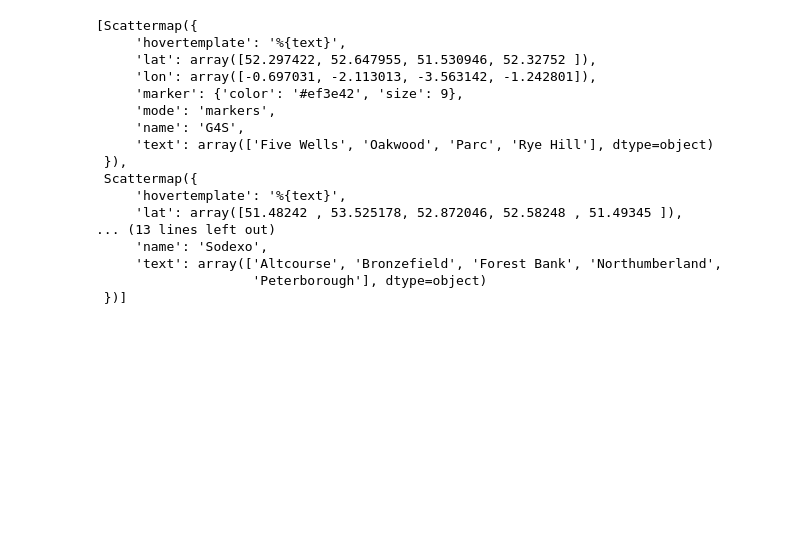
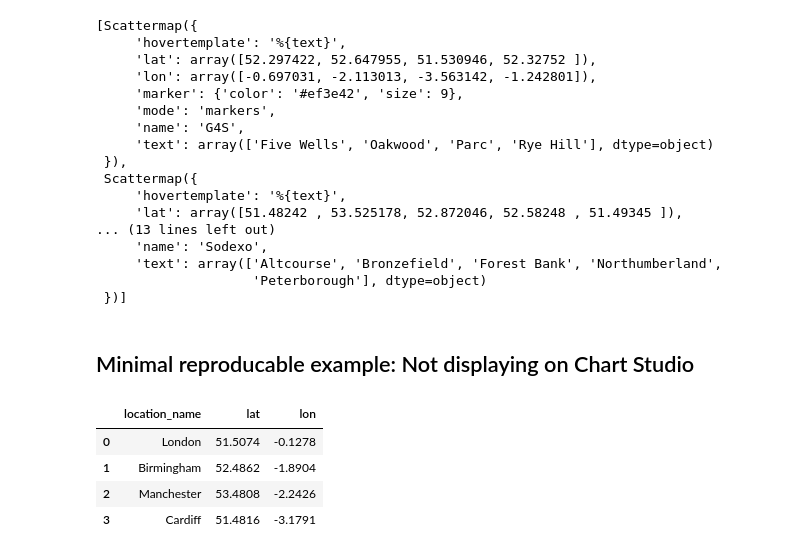
Before and after one commit to Prison-Reform-Trust/bromley_briefings, a Jupyter notebook: notebooks/2.21-ah-viz-private_prisons.ipynb, the cells around one changed output. Cells and saved outputs as stored; diff of their text form; code cells hidden in the pictures; blank space fills up the shorter version.

```diff
--- a/notebooks/2.21-ah-viz-private_prisons.ipynb
+++ b/notebooks/2.21-ah-viz-private_prisons.ipynb
@@ -54,3 +54,5 @@ fig.show(config={'displayModeBar': False})
 fig.write_html("reports/figures/state_of_our_prisons/private_prisons.html", full_html=True, include_plotlyjs="cdn", config = {'displayModeBar': False})
 # %%
 fig.to_html(full_html=True, include_plotlyjs="cdn", config = {'displayModeBar': False})
+# %% [markdown]
+## Minimal reproducable example: Not displaying on Chart Studio
@@ -56,0 +64,9 @@ fig.to_html(full_html=True, include_plotlyjs="cdn", config = {'displayModeBar':
+# %%
+df = pd.DataFrame({"location_name": ["London", "Birmingham", "Manchester", "Cardiff"], "lat": [51.5074, 52.4862, 53.4808, 51.4816], "lon": [-0.1278, -1.8904, -2.2426, -3.1791]})
+df
+# %% [output]
+|  | location_name | lat | lon |
+| 0 | London | 51.5074 | -0.1278 |
+| 1 | Birmingham | 52.4862 | -1.8904 |
+| 2 | Manchester | 53.4808 | -2.2426 |
+| 3 | Cardiff | 51.4816 | -3.1791 |
```
Also changed, not shown: parts of 9 cells of this notebook, 1 other file.
